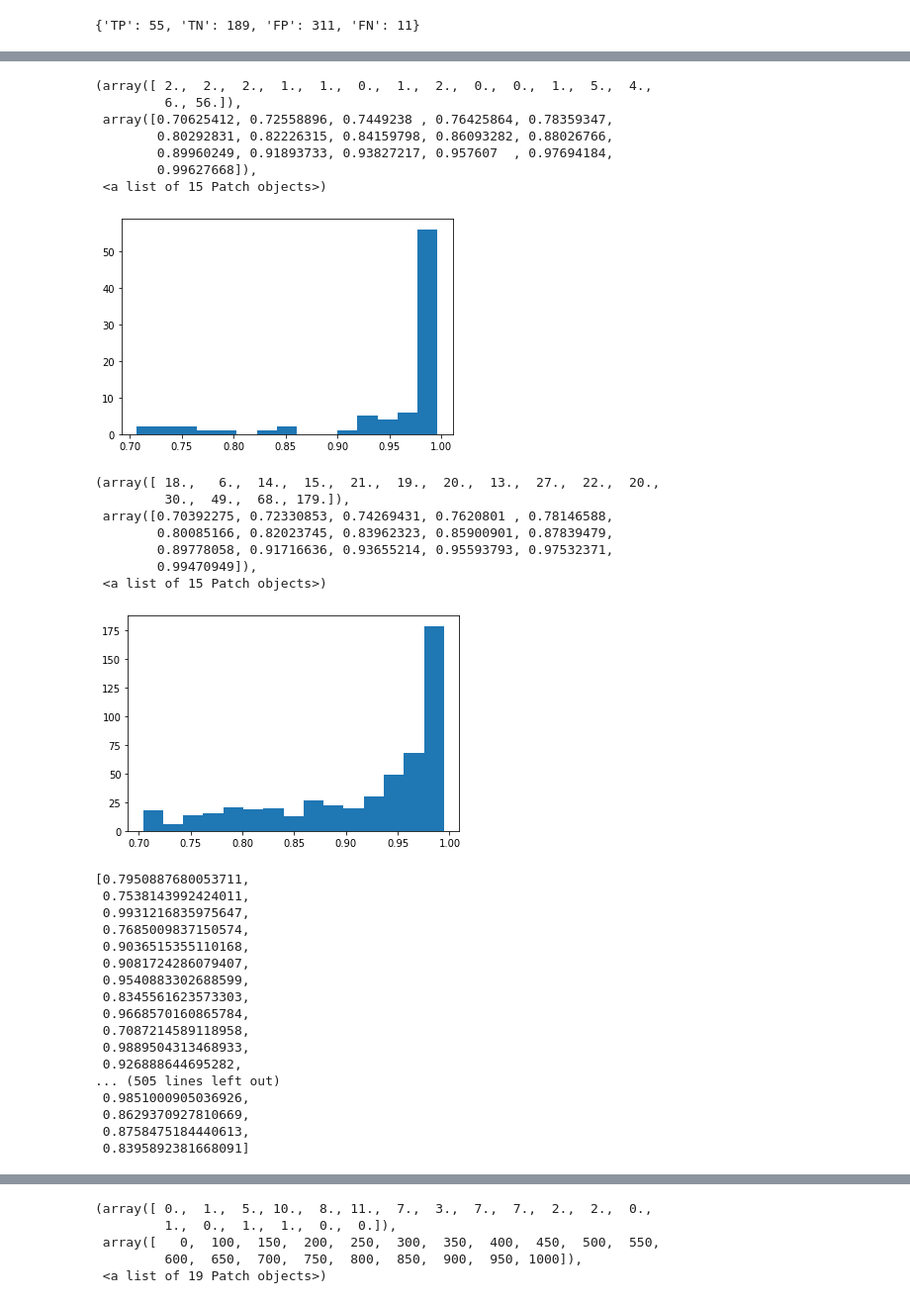
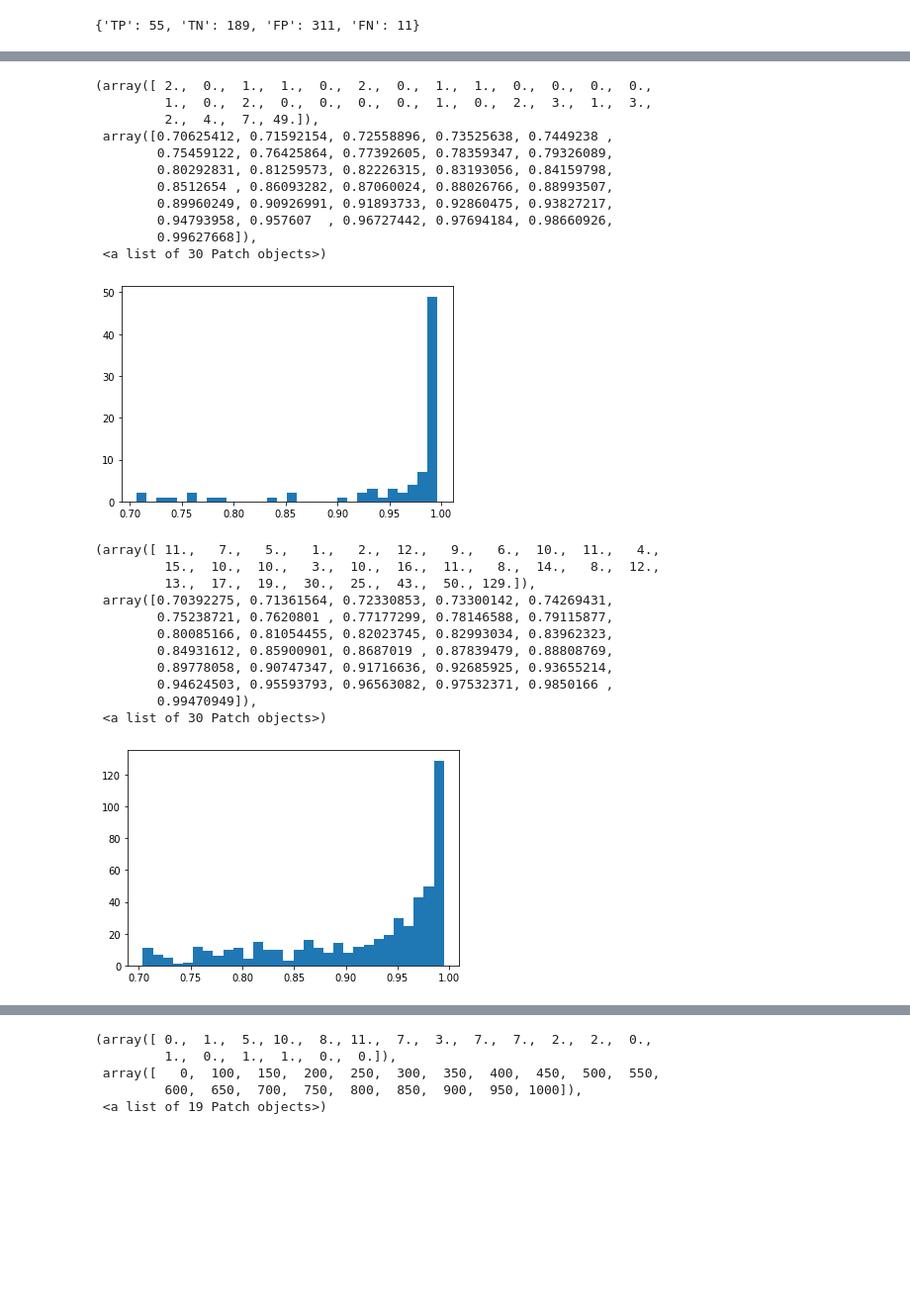
Before and after one commit to jonasbtn/helipad_detection, a Jupyter notebook: src/bb_analysis/bb_area_analysis.ipynb, the cells around one changed output, grey strips where cells are left out. Shown at 99% size. Saved outputs shown, nothing was run; the diff lists cells and outputs as text; code cells hidden in the pictures; blank space fills up the shorter version.

```diff
--- a/src/bb_analysis/bb_area_analysis.ipynb
+++ b/src/bb_analysis/bb_area_analysis.ipynb
@@ -108,6 +110,8 @@ helipad_area = []
 fp_area = []
 fp_scores = []
 helipad_scores = []
+helipad_scores_area = []
+fp_scores_area = []
 
 with open(index_path, 'r') as f:
     lines = f.readlines()
@@ -135,8 +139,12 @@ with open(index_path, 'r') as f:
         if groundtruth == 'helipad':
             helipad_area.append(area)
             helipad_scores.extend(scores)
+            if area >= 164 and area < 547:
+                helipad_scores_area.extend(scores)
         elif groundtruth == 'false_positive':
             fp_area.append(area)
             fp_scores.extend(scores)
+            if area >= 164 and area < 547:
+                fp_scores_area.extend(scores)
 #         print(distance)
 #         print()
@@ -163,42 +193,30 @@ helipad_scores
 # %%
-plt.hist(helipad_scores, bins=15)
+plt.hist(helipad_scores, bins=30)
 # %% [output]
-(array([ 2.,  2.,  2.,  1.,  1.,  0.,  1.,  2.,  0.,  0.,  1.,  5.,  4.,
-         6., 56.]),
- array([0.70625412, 0.72558896, 0.7449238 , 0.76425864, 0.78359347,
-        0.80292831, 0.82226315, 0.84159798, 0.86093282, 0.88026766,
-        0.89960249, 0.91893733, 0.93827217, 0.957607  , 0.97694184,
+(array([ 2.,  0.,  1.,  1.,  0.,  2.,  0.,  1.,  1.,  0.,  0.,  0.,  0.,
+         1.,  0.,  2.,  0.,  0.,  0.,  0.,  1.,  0.,  2.,  3.,  1.,  3.,
+         2.,  4.,  7., 49.]),
+ array([0.70625412, 0.71592154, 0.72558896, 0.73525638, 0.7449238 ,
+        0.75459122, 0.76425864, 0.77392605, 0.78359347, 0.79326089,
+        0.80292831, 0.81259573, 0.82226315, 0.83193056, 0.84159798,
+        0.8512654 , 0.86093282, 0.87060024, 0.88026766, 0.88993507,
+        0.89960249, 0.90926991, 0.91893733, 0.92860475, 0.93827217,
+        0.94793958, 0.957607  , 0.96727442, 0.97694184, 0.98660926,
         0.99627668]),
- <a list of 15 Patch objects>)
+ <a list of 30 Patch objects>)
-[figure, old version]
+[figure, new version]
 # %%
-plt.hist(fp_scores, bins=15)
+plt.hist(fp_scores, bins=30)
 # %% [output]
-(array([ 18.,   6.,  14.,  15.,  21.,  19.,  20.,  13.,  27.,  22.,  20.,
-         30.,  49.,  68., 179.]),
- array([0.70392275, 0.72330853, 0.74269431, 0.7620801 , 0.78146588,
-        0.80085166, 0.82023745, 0.83962323, 0.85900901, 0.87839479,
-        0.89778058, 0.91716636, 0.93655214, 0.95593793, 0.97532371,
+(array([ 11.,   7.,   5.,   1.,   2.,  12.,   9.,   6.,  10.,  11.,   4.,
+         15.,  10.,  10.,   3.,  10.,  16.,  11.,   8.,  14.,   8.,  12.,
+         13.,  17.,  19.,  30.,  25.,  43.,  50., 129.]),
+ array([0.70392275, 0.71361564, 0.72330853, 0.73300142, 0.74269431,
+        0.75238721, 0.7620801 , 0.77177299, 0.78146588, 0.79115877,
+        0.80085166, 0.81054455, 0.82023745, 0.82993034, 0.83962323,
+        0.84931612, 0.85900901, 0.8687019 , 0.87839479, 0.88808769,
+        0.89778058, 0.90747347, 0.91716636, 0.92685925, 0.93655214,
+        0.94624503, 0.95593793, 0.96563082, 0.97532371, 0.9850166 ,
         0.99470949]),
- <a list of 15 Patch objects>)
+ <a list of 30 Patch objects>)
-[figure, old version]
+[figure, new version]
-# %%
-fp_scores
-# %% [output]
-[0.7950887680053711,
- 0.7538143992424011,
- 0.9931216835975647,
- 0.7685009837150574,
- 0.9036515355110168,
- 0.9081724286079407,
- 0.9540883302688599,
- 0.8345561623573303,
- 0.9668570160865784,
- 0.7087214589118958,
- 0.9889504313468933,
- 0.926888644695282,
-... (505 lines left out)
- 0.9851000905036926,
- 0.8629370927810669,
- 0.8758475184440613,
- 0.8395892381668091]
```
Also changed, not shown: parts of 10 cells of this notebook, 12 other files.
